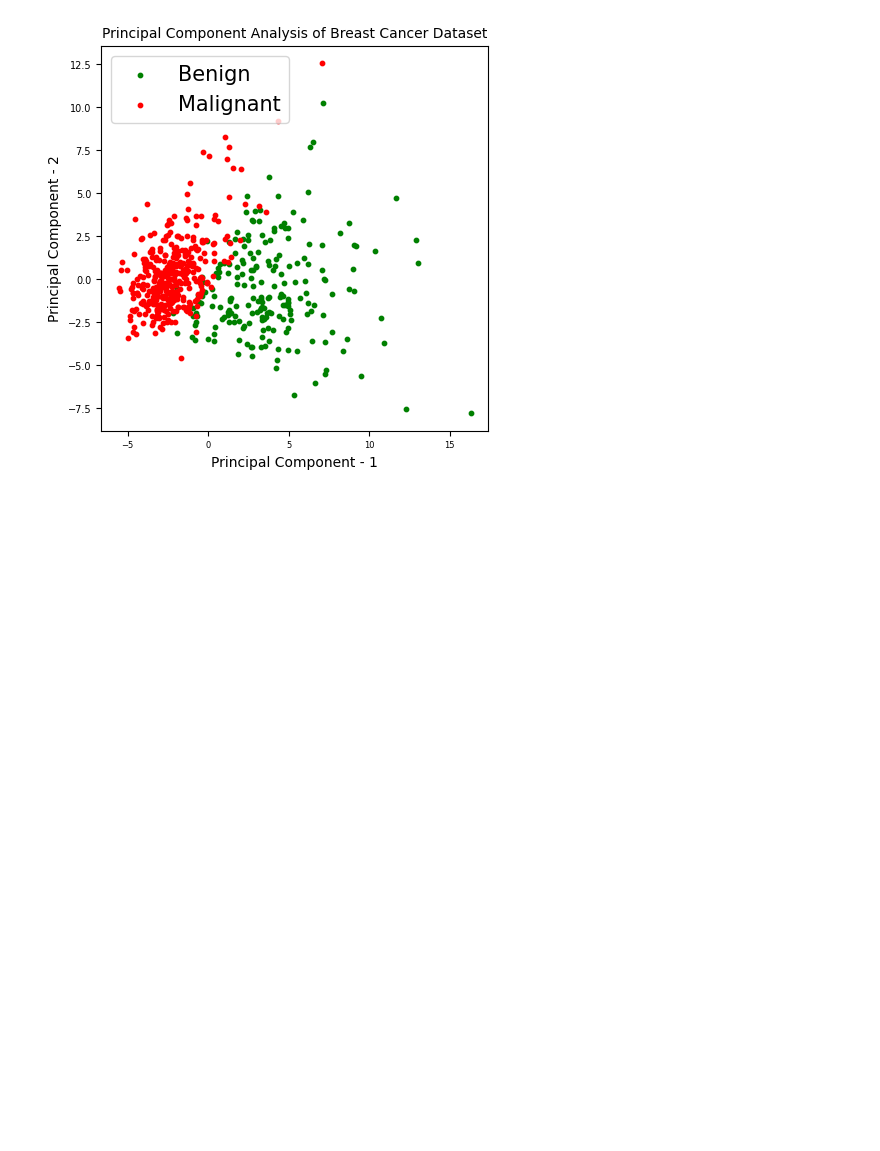
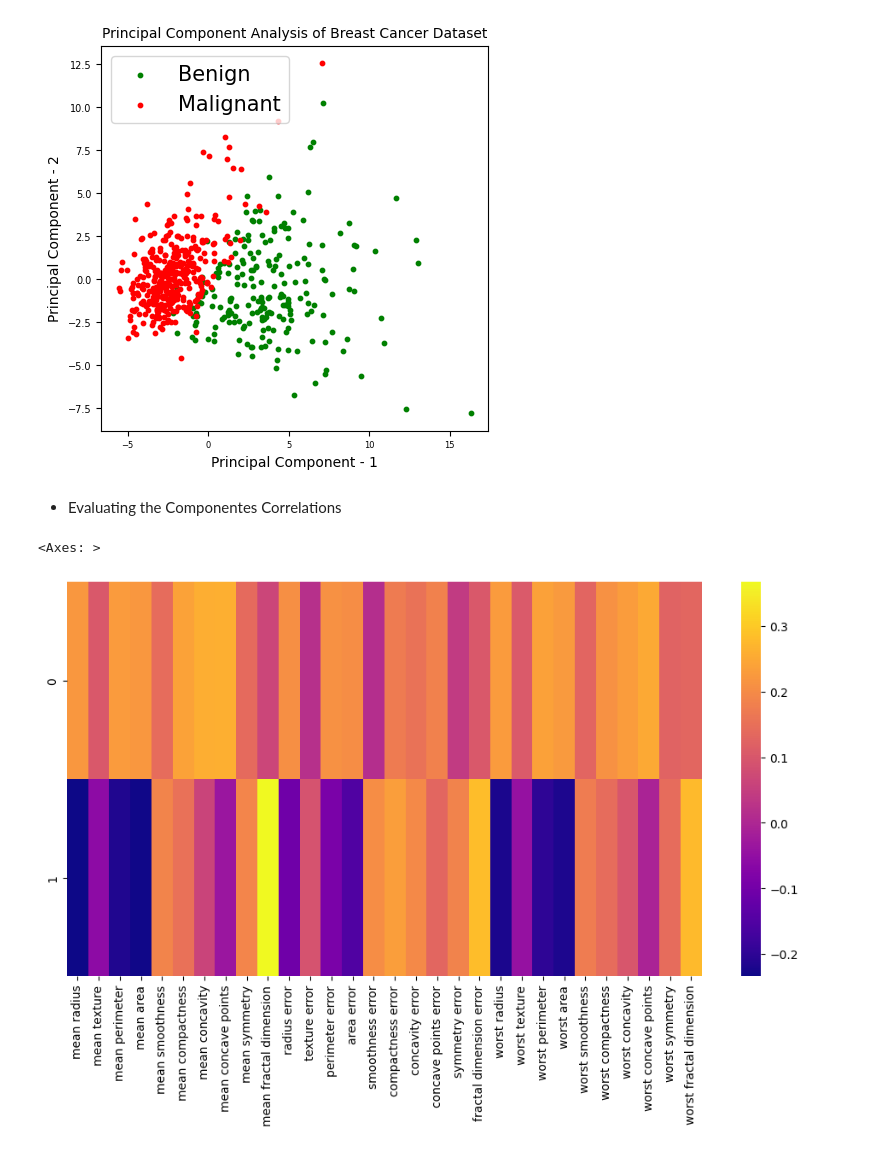
Before and after one commit to Luis-Urso/Python, a Jupyter notebook: PCA/Breast Cancer using PCA v1.ipynb, the cells around one changed output. Saved outputs shown, nothing was run; the diff lists cells and outputs as text; code cells hidden in the pictures; blank space fills up the shorter version.

```diff
--- a/PCA/Breast Cancer using PCA v1.ipynb
+++ b/PCA/Breast Cancer using PCA v1.ipynb
@@ -263,3 +266,14 @@ plt.legend(targets,prop={'size': 15})
 <matplotlib.legend.Legend at 0x...>
 <Figure size 640x480 with 0 Axes>
 [figure]
+# %% [markdown]
+* Evaluating the Componentes Correlations
+# %%
+import seaborn as sns
+
+df_components = pd.DataFrame(pca_breast.components_,columns=features)
+plt.figure(figsize=(12,6))
+sns.heatmap(df_components,cmap='plasma',)
+# %% [output]
+<Axes: >
+[figure, added]
```
Also changed, not shown: parts of 10 cells of this notebook.
